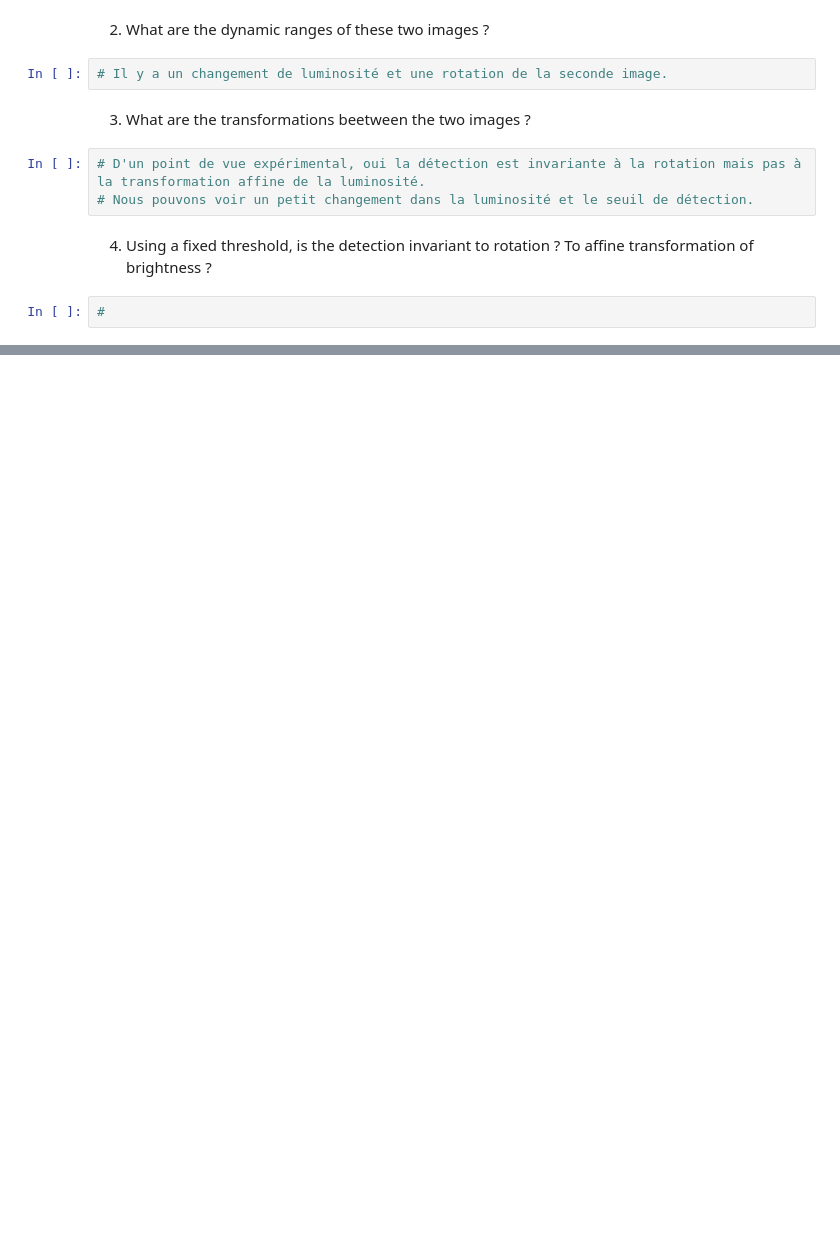
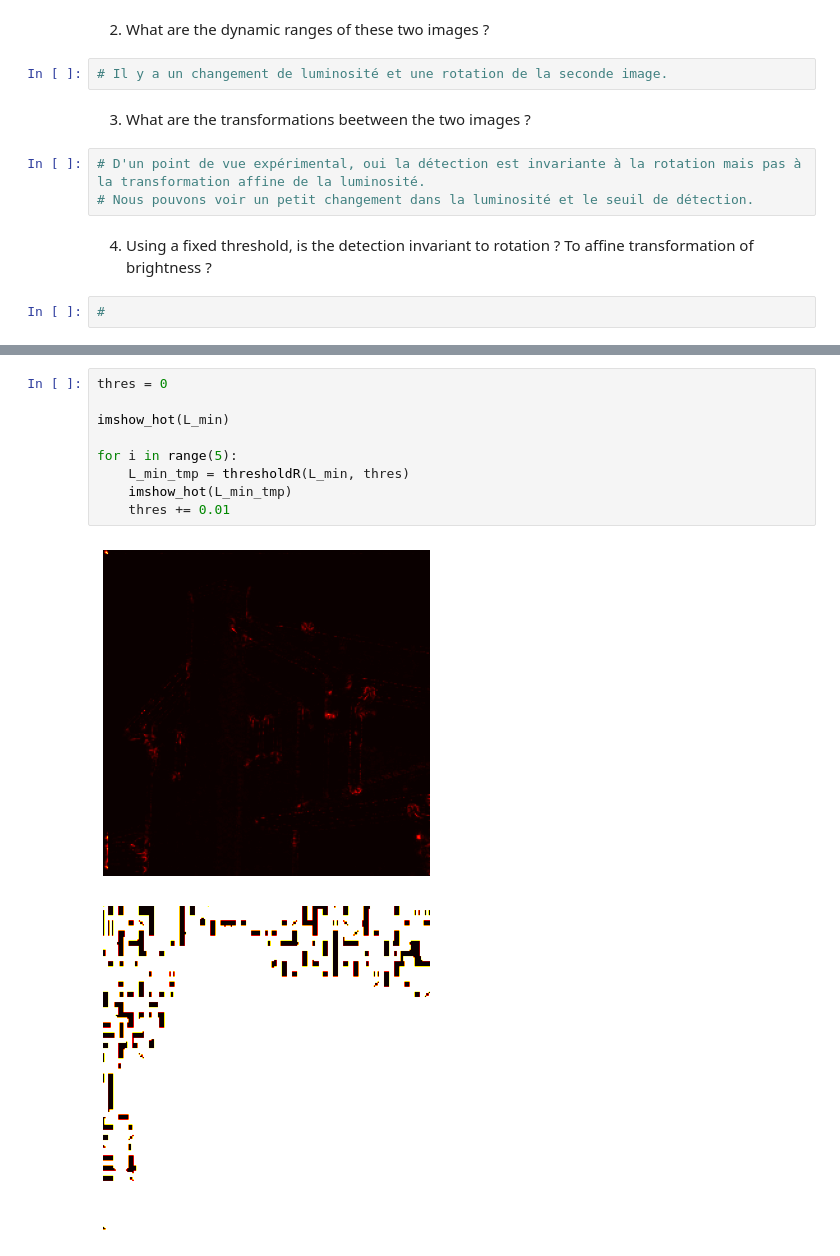
Before and after one commit to hanzopgp/MasterBioInformaticsPTs, a Jupyter notebook: S1/BIMA/TME6/TME6DurandKordon.ipynb, the cells around one changed output, grey strips where cells are left out. Cells and saved outputs as stored; diff of their text form; blank space fills up the shorter version.

```diff
--- a/S1/BIMA/TME6/TME6DurandKordon.ipynb
+++ b/S1/BIMA/TME6/TME6DurandKordon.ipynb
@@ -320,0 +366,12 @@ plt.show()
+# %%
+thres = 0
+
+imshow_hot(L_min)
+
+for i in range(5):
+    L_min_tmp = thresholdR(L_min, thres)
+    imshow_hot(L_min_tmp)
+    thres += 0.01
+# %% [output]
+[figure, added]
+[figure, added]
```
Also changed, not shown: parts of 20 cells of this notebook.
